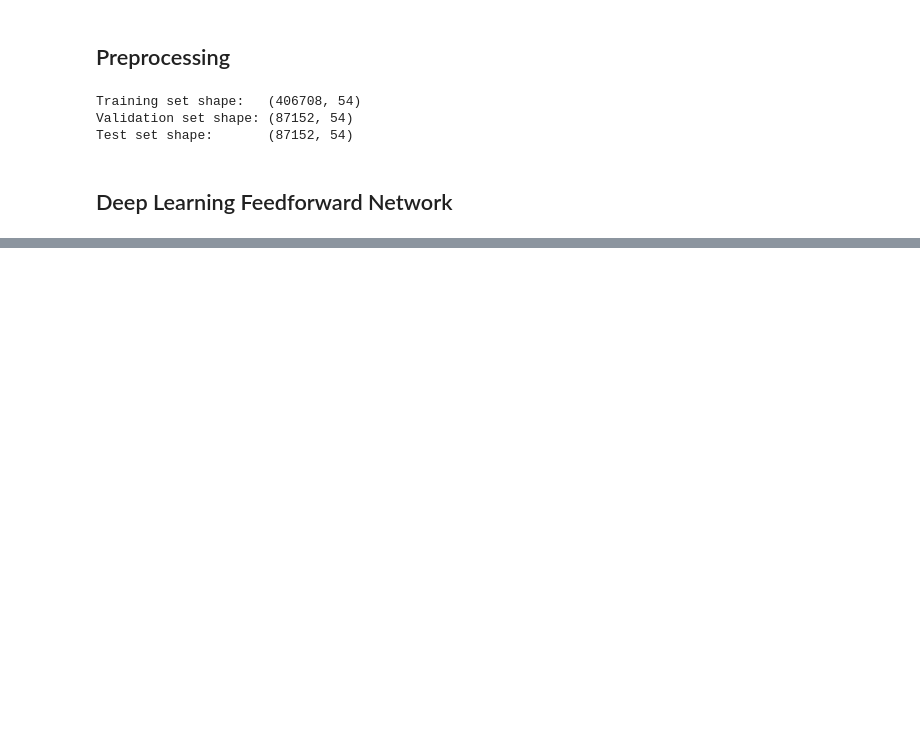
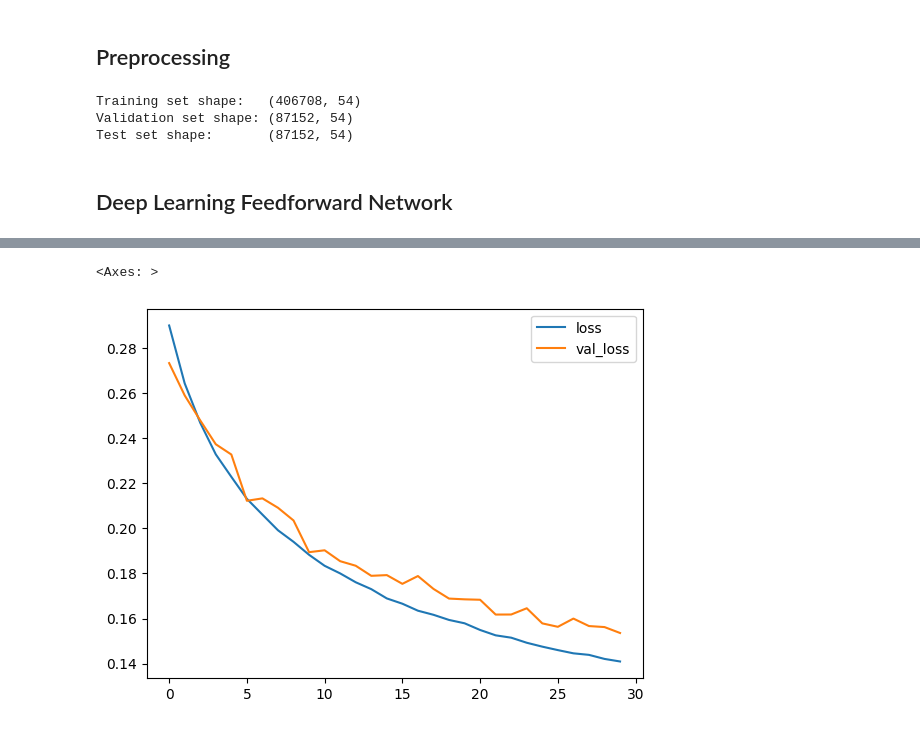
Before and after one commit to matheeshagit/Covertype_Deep_Learning_Solution, a Jupyter notebook: Covertype.ipynb, the cells around one changed output, grey strips where cells are left out. Saved outputs shown, nothing was run; the diff lists cells and outputs as text; code cells hidden in the pictures; blank space fills up the shorter version.

Commit message:
Add Batch normalization layers and fit the model on training data

```diff
--- a/Covertype.ipynb
+++ b/Covertype.ipynb
@@ -147,9 +147,12 @@ from tensorflow.keras import layers
 input_shape = [54]
 
 model = keras.Sequential([
-    layers.Dense(units=256, activation='relu', input_shape=input_shape),
+    layers.Dense(units=256, activation='relu', input_shape=(X_train.shape[1],)),
+    layers.BatchNormalization(),
     layers.Dense(units=128, activation='relu'),
+    layers.BatchNormalization(),
     layers.Dense(units=64, activation='relu'),
+    layers.BatchNormalization(),
     layers.Dense(units=7, activation='softmax'),
 ])
 
@@ -158,3 +161,11 @@ model.compile(
     loss='sparse_categorical_crossentropy',
     metrics=['accuracy'],
 )
+# %%
+history = model.fit(
+    X_train, y_train,
+    validation_data=(X_val, y_val),
+    epochs=30,
+    batch_size=512,
+    verbose=1
+)
@@ -160,0 +190,6 @@ model.compile(
+# %%
+history_df = pd.DataFrame(history.history)
+history_df.loc[:, ['loss', 'val_loss']].plot()
+# %% [output]
+<Axes: >
+[figure, added]
```
Also changed, not shown: parts of 1 cell of this notebook.
